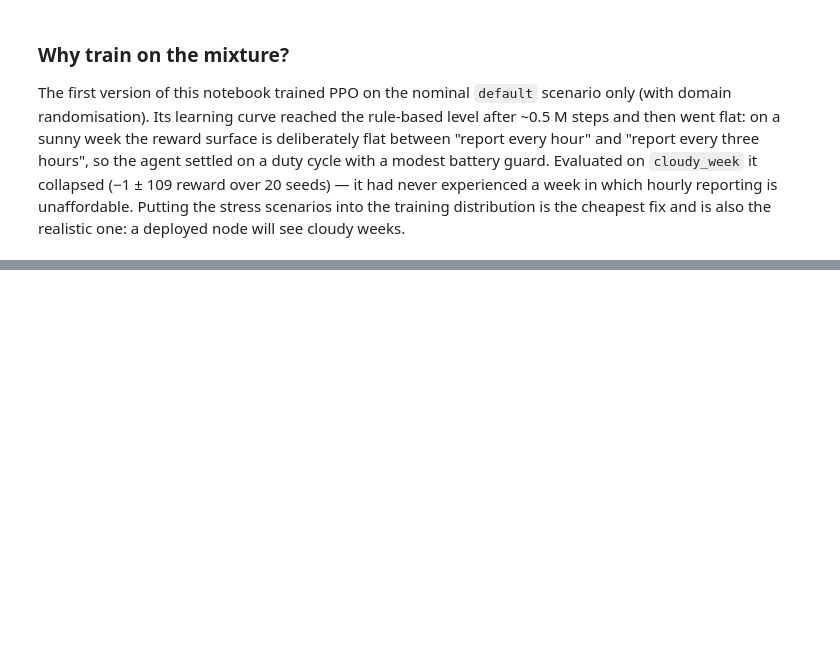
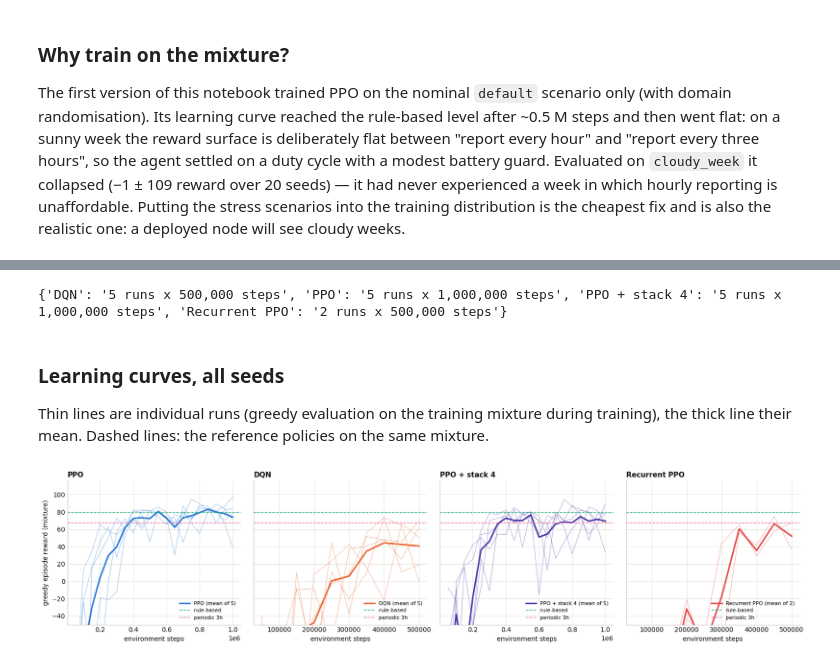
Before and after one commit to measurify/EdgeEngine-AWARE, a Jupyter notebook: examples/train_rl.ipynb, the cells around one changed output, grey strips where cells are left out. Saved outputs shown, nothing was run; the diff lists cells and outputs as text; code cells hidden in the pictures; blank space fills up the shorter version.

```diff
--- a/examples/train_rl.ipynb
+++ b/examples/train_rl.ipynb
@@ -550,0 +552,53 @@ protocol after every change to the reward or the models.
+# %%
+import subprocess, json, glob
+SEEDS_DIR = OUT / f"seeds_{BUDGET}"; SEEDS_DIR.mkdir(exist_ok=True)   # one cache per budget
+ALGO_LABEL = {"ppo": "PPO", "dqn": "DQN", "ppo_stack": "PPO + stack 4", "rppo": "Recurrent PPO"}
+
+def ensure_seed_runs(seed_runs, eval_seeds):
+    for algo, (n_seeds, steps) in seed_runs.items():
+        for seed in range(n_seeds):
+            if (SEEDS_DIR / f"{algo}_seed{seed}.json").exists():
+                continue
+            cmd = [sys.executable, str(ROOT / "examples" / "train_seeds.py"), "--algo", algo, "--seed", str(seed), "--steps", str(steps),
+                   "--eval-seeds", str(eval_seeds), "--out", str(SEEDS_DIR), "--threads", str(torch.get_num_threads()),
+                   "--eval-every", str(max(2_000, steps // 20)), "--eval-episodes", str(B["eval_episodes"])]
+            t0 = time.time()
+            res = subprocess.run(cmd, capture_output=True, text=True)
+            tail = [l for l in res.stdout.strip().splitlines() if l.strip()][-1:] or [res.stderr.strip().splitlines()[-1] if res.stderr.strip() else "?"]
+            print(f"[{time.time()-t0:6.0f} s] {tail[0][:160]}")
+
+ensure_seed_runs(B["seed_runs"], B["eval_seeds"])
+
+def load_seed_runs():
+    runs = {}
+    for f in sorted(SEEDS_DIR.glob("*_seed*.json")):
+        d = json.loads(f.read_text())
+        runs.setdefault(d["algo"], []).append(d)
+    return runs
+
+RUNS = load_seed_runs()
+print({ALGO_LABEL[a]: f"{len(v)} runs x {v[0]['steps']:,} steps" for a, v in RUNS.items()})
+# %% [output]
+{'DQN': '5 runs x 500,000 steps', 'PPO': '5 runs x 1,000,000 steps', 'PPO + stack 4': '5 runs x 1,000,000 steps', 'Recurrent PPO': '2 runs x 500,000 steps'}
+# %% [markdown]
+### Learning curves, all seeds
+
+Thin lines are individual runs (greedy evaluation on the training mixture during training),
+the thick line their mean. Dashed lines: the reference policies on the same mixture.
+# %%
+algos_present = [a for a in ("ppo", "dqn", "ppo_stack", "rppo") if a in RUNS]
+fig, axes = plt.subplots(1, len(algos_present), figsize=(4.2 * len(algos_present), 4), sharey=True, squeeze=False)
+for ax, algo in zip(axes[0], algos_present):
+    label = ALGO_LABEL[algo]; curves = []
+    for d in RUNS[algo]:
+        x, y = np.array(d["curve"]["timesteps"]), np.array(d["curve"]["mean"])
+        ax.plot(x, y, color=COLOR[label], lw=0.8, alpha=0.45); curves.append((x, y))
+    L = min(len(c[1]) for c in curves)
+    ax.plot(curves[0][0][:L], np.mean([c[1][:L] for c in curves], axis=0), color=COLOR[label], lw=2.4, label=f"{label} (mean of {len(curves)})")
+    for name in ("rule-based", "periodic 3h"):
+        ax.axhline(ref[name][0], color=COLOR[name], lw=1.1, ls="--", label=name)
+    ax.set_ylim(-50, None); ax.legend(loc="lower right", fontsize=8)
+    tidy(ax, label, "environment steps", "greedy episode reward (mixture)" if algo == algos_present[0] else None)
+plt.tight_layout(); plt.show()
+# %% [output]
+[figure, added]
```
Also changed, not shown: parts of 19 cells of this notebook, 10 other files.
